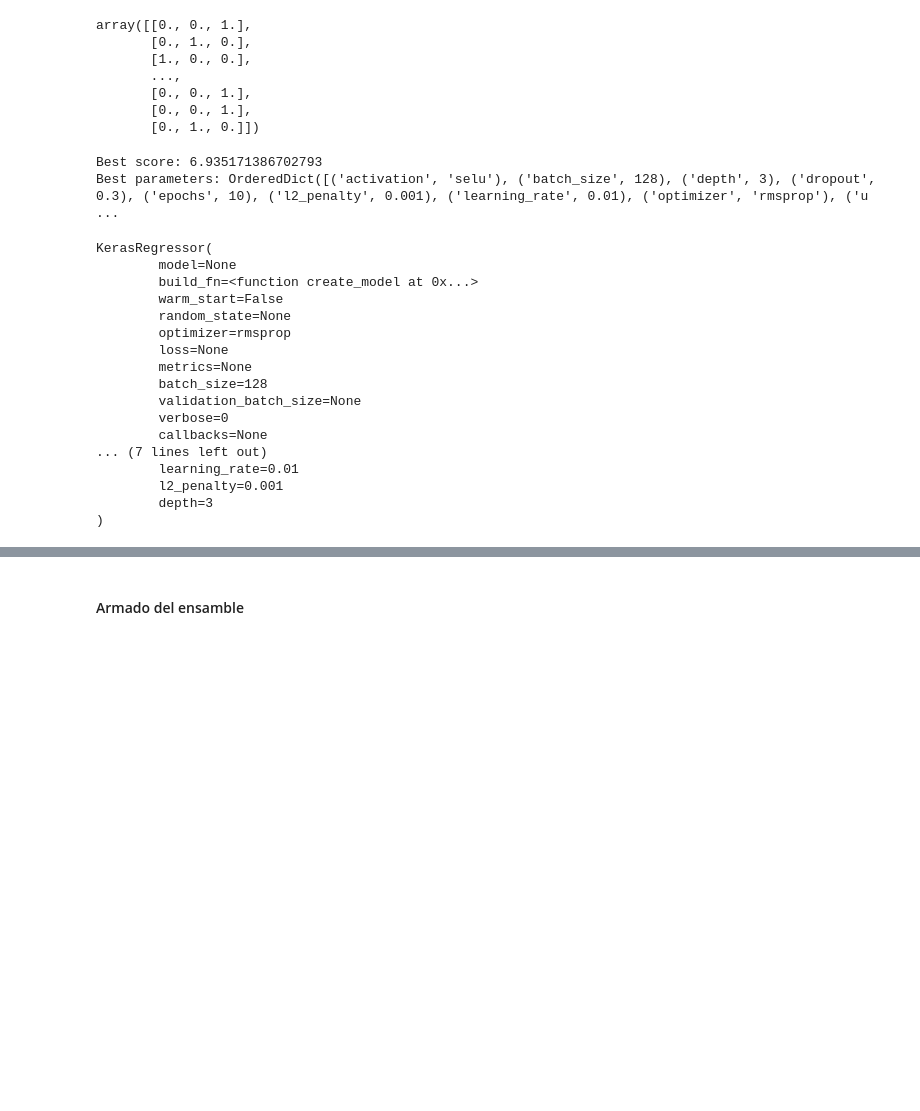
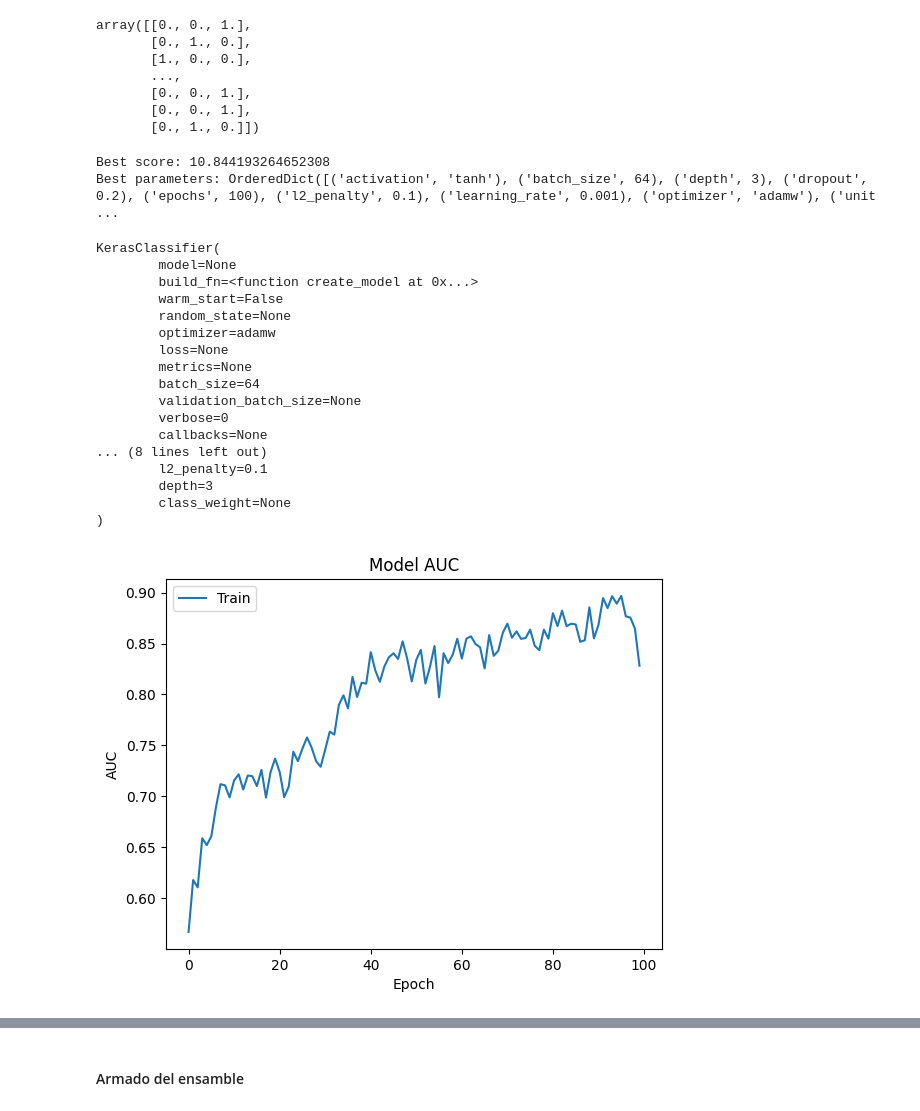
Before and after one commit to marianoMarchetta1/Tesis-2024, a Jupyter notebook: models/auto_ml_conv_classifier.ipynb, the cells around one changed output, grey strips where cells are left out. Saved outputs shown, nothing was run; the diff lists cells and outputs as text; code cells hidden in the pictures; blank space fills up the shorter version.

```diff
--- a/models/auto_ml_conv_classifier.ipynb
+++ b/models/auto_ml_conv_classifier.ipynb
@@ -142,15 +137,23 @@ def create_model(activation, units, dropout, learning_rate, l2_penalty, depth, o
         optimizer = RMSprop(learning_rate=learning_rate)
     elif optimizer == 'sgd':
         optimizer = SGD(learning_rate=learning_rate)
+    elif optimizer == 'adamw':
+        optimizer = AdamW(learning_rate=learning_rate)
+    # elif optimizer == 'nadam':
+    #     optimizer = Nadam(learning_rate=learning_rate)
+    # elif optimizer == 'adabound':
+    #     optimizer = AdaBound(learning_rate=learning_rate)
 
-    model.compile(optimizer=optimizer, loss='categorical_crossentropy', metrics=['accuracy'])
+    model.compile(optimizer=optimizer, loss='categorical_crossentropy', metrics=[AUC(name='auc')])
     return model
 
-regressor = KerasRegressor(build_fn=create_model, verbose=0, activation='relu', units=50, dropout=0.2, learning_rate=0.1, l2_penalty=0.001, depth=2, optimizer='adam')
+
+classifier = KerasClassifier(build_fn=create_model, verbose=0, activation='relu', units=50, dropout=0.2, learning_rate=0.1, l2_penalty=0.001, depth=2, optimizer='adam')
 early_stopping = EarlyStopping(monitor='val_loss', patience=5)
+reduce_lr = ReduceLROnPlateau(monitor='val_loss', factor=0.5, patience=3, min_lr=0.00001)
 
 # Define cross-validation
-cv = TimeSeriesSplit(n_splits=10).split(X)
+cv = TimeSeriesSplit(n_splits=10)
 
 # Define parameter space
 param_space = {
@@ -161,18 +164,20 @@ param_space = {
     'learning_rate': [0.01, 0.001, 0.0001],
     'epochs': [10, 20, 30, 50, 100],
     'batch_size': [32, 64, 128],
-    'optimizer': ['adam', 'rmsprop', 'sgd'],
+    'optimizer': ['adam', 'adamw', 'rmsprop', 'sgd'],
+    # 'optimizer': ['adam', , 'nadam', 'adabound'],
     'l2_penalty': [0.001, 0.01, 0.1]
 }
 
 def categorical_crossentropy_loss(estimator, X_test, y_test):
-    y_pred = estimator.predict(X_test)
+    y_pred = estimator.predict_proba(X_test)
     loss = log_loss(y_test, y_pred)
     return loss
 
 # Perform Bayesian optimization
-bayes_search = BayesSearchCV(regressor, param_space, scoring=categorical_crossentropy_loss, cv=cv,verbose=1)
-bayes_result = bayes_search.fit(X, y_one_hot, callbacks=[early_stopping])
+bayes_search = BayesSearchCV(classifier, param_space, scoring=categorical_crossentropy_loss, verbose=0, cv=cv)
+bayes_result = bayes_search.fit(X_scaled, y_one_hot, callbacks=[early_stopping, reduce_lr])
+# bayes_result = bayes_search.fit(X, y_one_hot, callbacks=[early_stopping, reduce_lr])
 # %%
 # Show best results
 print("Best score:", bayes_result.best_score_)
@@ -180,27 +185,42 @@ print("Best parameters:", bayes_result.best_params_)
 
 # Entrenar el modelo con los mejores hiperparámetros
 best_model = bayes_result.best_estimator_
-best_model.fit(X, y_one_hot)
+best_model.fit(X_scaled, y_one_hot)
+# best_model.fit(X, y_one_hot)
 # %% [output]
-Best score: 6.935171386702793
-Best parameters: OrderedDict([('activation', 'selu'), ('batch_size', 128), ('depth', 3), ('dropout', 0.3), ('epochs', 10), ('l2_penalty', 0.001), ('learning_rate', 0.01), ('optimizer', 'rmsprop'), ('u ...
+Best score: 10.844193264652308
+Best parameters: OrderedDict([('activation', 'tanh'), ('batch_size', 64), ('depth', 3), ('dropout', 0.2), ('epochs', 100), ('l2_penalty', 0.1), ('learning_rate', 0.001), ('optimizer', 'adamw'), ('unit ...
-KerasRegressor(
+KerasClassifier(
         model=None
         build_fn=<function create_model at 0x...>
         warm_start=False
         random_state=None
-        optimizer=rmsprop
+        optimizer=adamw
         loss=None
         metrics=None
-        batch_size=128
+        batch_size=64
         validation_batch_size=None
         verbose=0
         callbacks=None
-... (7 lines left out)
-        learning_rate=0.01
-        l2_penalty=0.001
+... (8 lines left out)
+        l2_penalty=0.1
         depth=3
+        class_weight=None
 )
+# %%
+import matplotlib.pyplot as plt
+
+history = bayes_result.best_estimator_.model_.history
+
+plt.plot(history.history['auc'])
+# plt.plot(history.history['val_auc'])
+plt.title('Model AUC')
+plt.ylabel('AUC')
+plt.xlabel('Epoch')
+plt.legend(['Train', 'Validation'], loc='upper left')
+plt.show()
+# %% [output]
+[figure, added]
 # %%
 import json
 
```
Also changed, not shown: parts of 20 cells of this notebook, 12 other files.
